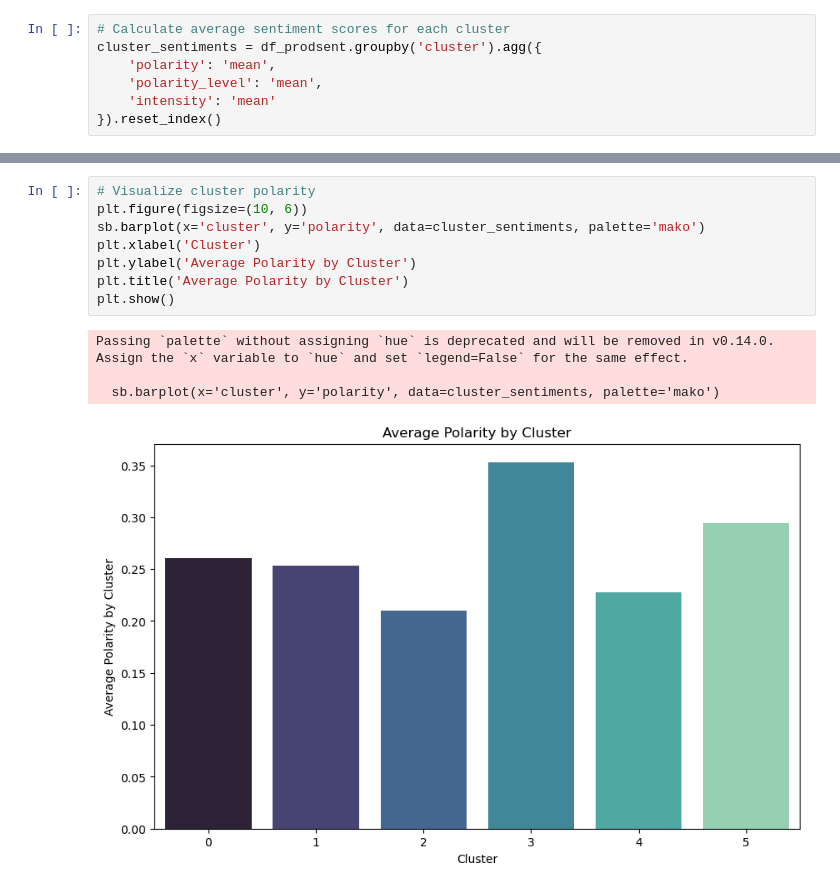
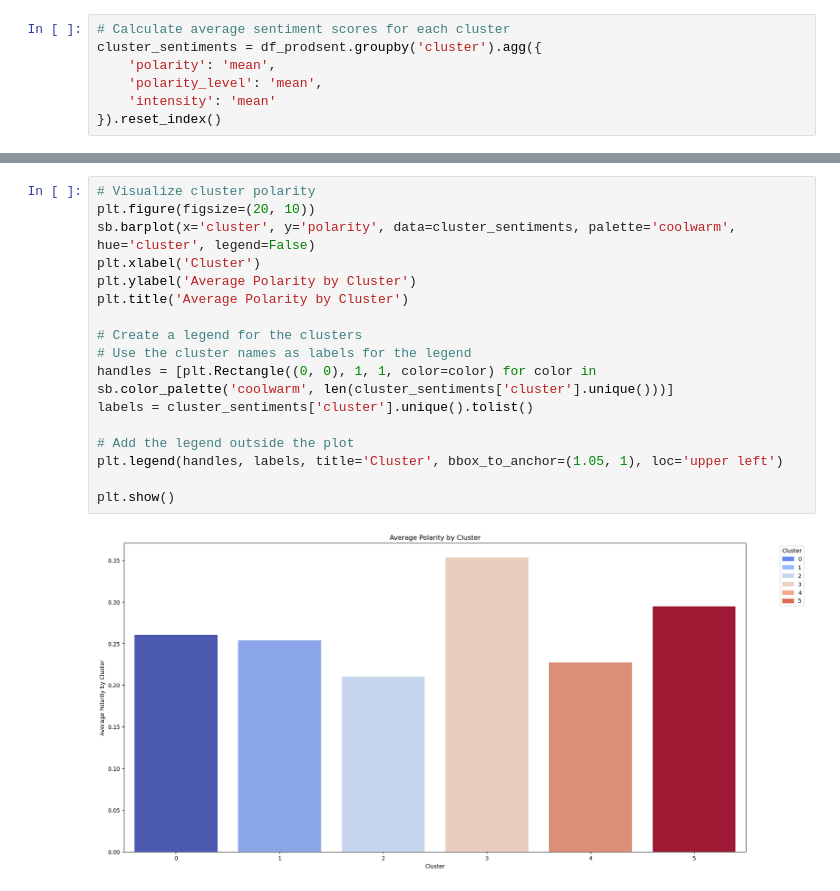
Before and after one commit to r41ss4/rennes_ds, a Jupyter notebook: notebooks_analysis/sentimental.ipynb, the cells around one changed output, grey strips where cells are left out. Drawn from its saved outputs; the diff is of its cells as text.

Commit message:
Corrected cleaning and added clustering and conclusions to sentimental

```diff
--- a/notebooks_analysis/sentimental.ipynb
+++ b/notebooks_analysis/sentimental.ipynb
@@ -883,15 +907,21 @@ cluster_sentiments = df_prodsent.groupby('cluster').agg({
 # %%
 # Visualize cluster polarity
-plt.figure(figsize=(10, 6))
-sb.barplot(x='cluster', y='polarity', data=cluster_sentiments, palette='mako')
+plt.figure(figsize=(20, 10))
+sb.barplot(x='cluster', y='polarity', data=cluster_sentiments, palette='coolwarm', hue='cluster', legend=False)
 plt.xlabel('Cluster')
 plt.ylabel('Average Polarity by Cluster')
 plt.title('Average Polarity by Cluster')
+
+# Create a legend for the clusters
+# Use the cluster names as labels for the legend
+handles = [plt.Rectangle((0, 0), 1, 1, color=color) for color in sb.color_palette('coolwarm', len(cluster_sentiments['cluster'].unique()))]
+labels = cluster_sentiments['cluster'].unique().tolist()
+
+# Add the legend outside the plot
+plt.legend(handles, labels, title='Cluster', bbox_to_anchor=(1.05, 1), loc='upper left')
+
 plt.show()
 # %% [output]
-Passing `palette` without assigning `hue` is deprecated and will be removed in v0.14.0. Assign the `x` variable to `hue` and set `legend=False` for the same effect.
-
-  sb.barplot(x='cluster', y='polarity', data=cluster_sentiments, palette='mako')
-[figure, old version]
+[figure, new version]
 # %%
 # Visualize cluster polarity level
```
Also changed, not shown: parts of 3 cells of this notebook.
